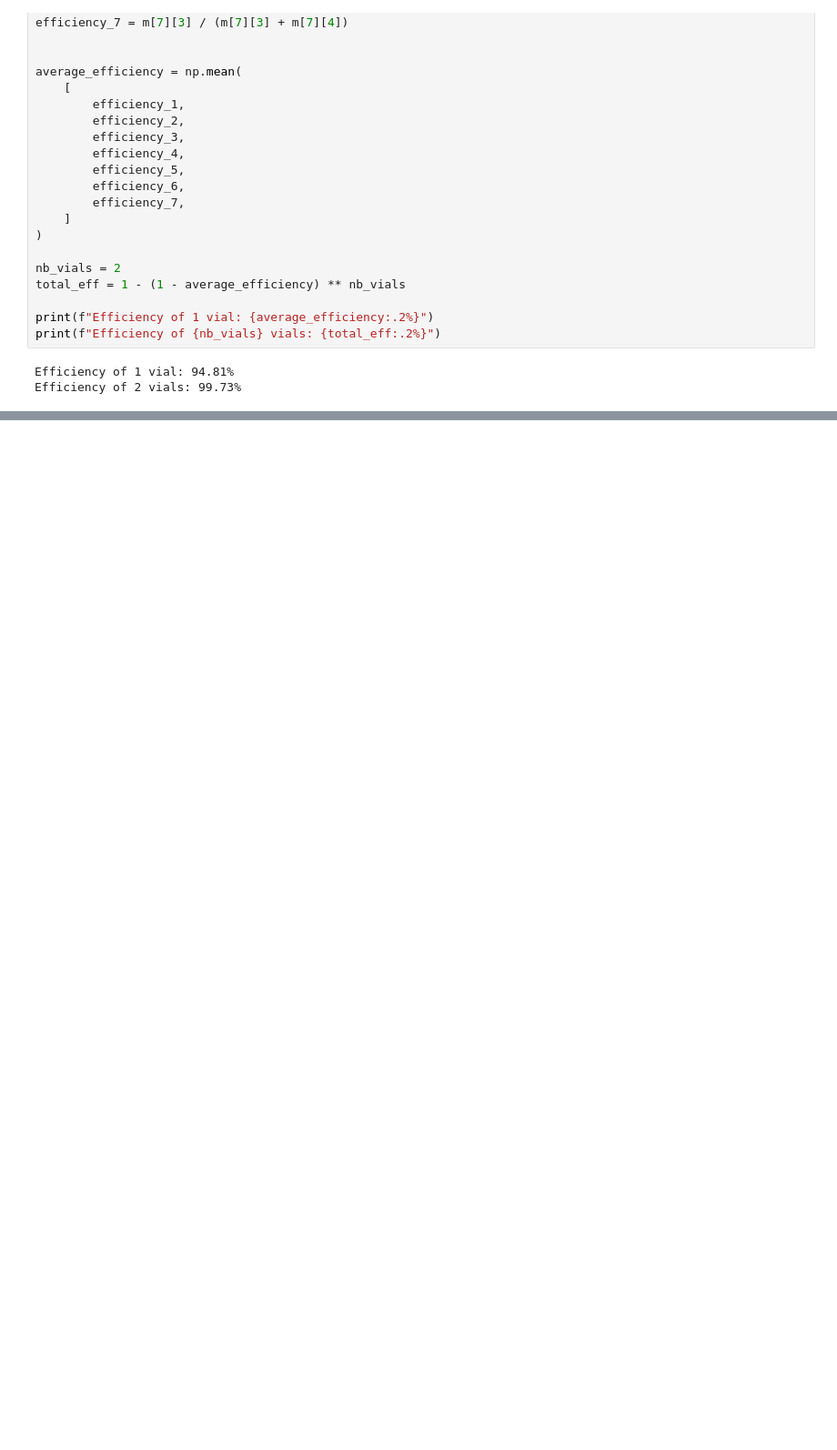
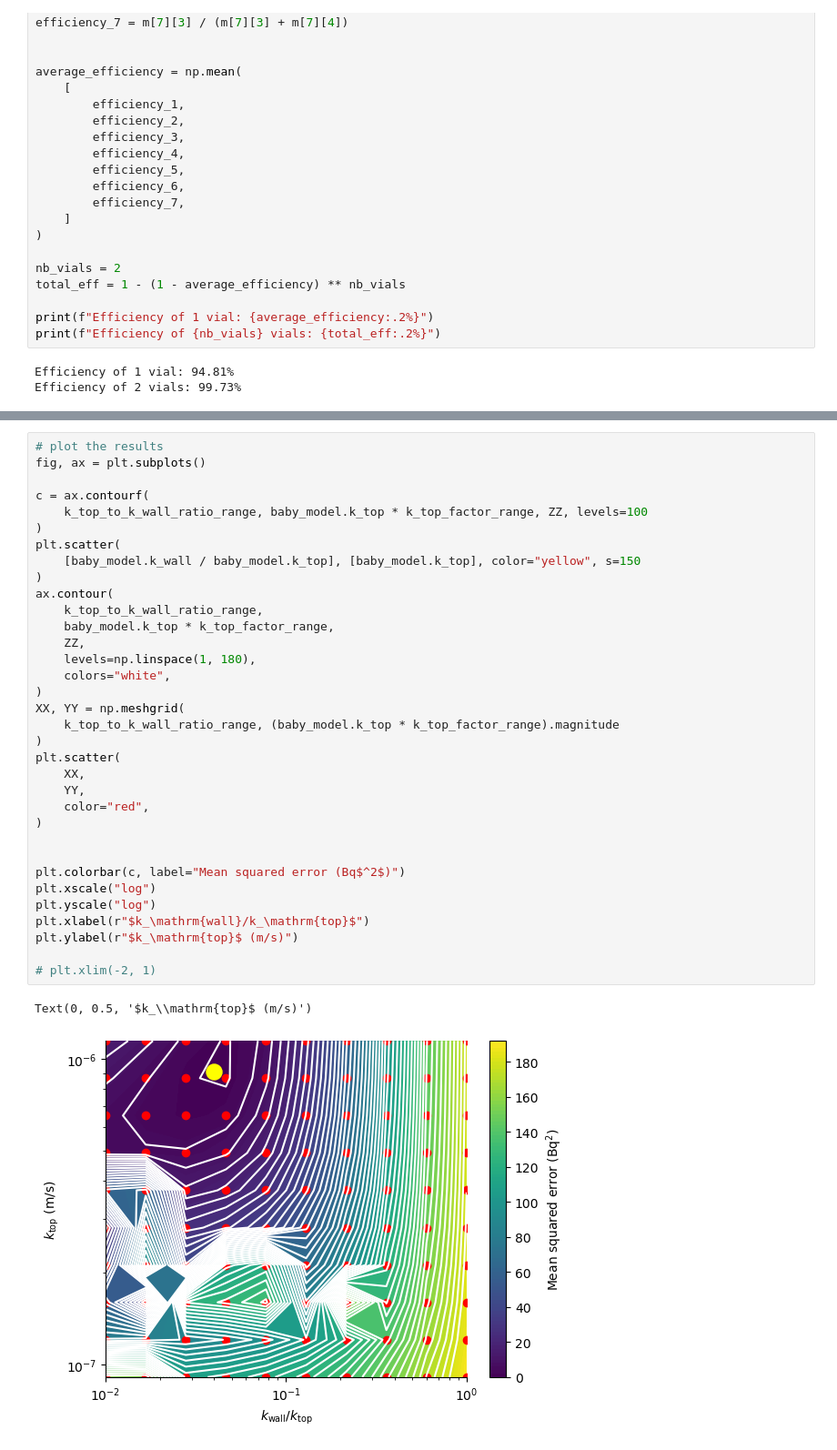
Before and after one commit to LIBRA-project/insights-from-BABY-experiment-paper, a Jupyter notebook: tritium/baby_run_5.ipynb, the cells around one changed output, grey strips where cells are left out. Shown at 91% size. Saved outputs shown, nothing was run; the diff lists cells and outputs as text; blank space fills up the shorter version.

```diff
--- a/tritium/baby_run_5.ipynb
+++ b/tritium/baby_run_5.ipynb
@@ -482,0 +496,37 @@ Source of tritium (measured + assumption):
+# %%
+# plot the results
+fig, ax = plt.subplots()
+
+c = ax.contourf(
+    k_top_to_k_wall_ratio_range, baby_model.k_top * k_top_factor_range, ZZ, levels=100
+)
+plt.scatter(
+    [baby_model.k_wall / baby_model.k_top], [baby_model.k_top], color="yellow", s=150
+)
+ax.contour(
+    k_top_to_k_wall_ratio_range,
+    baby_model.k_top * k_top_factor_range,
+    ZZ,
+    levels=np.linspace(1, 180),
+    colors="white",
+)
+XX, YY = np.meshgrid(
+    k_top_to_k_wall_ratio_range, (baby_model.k_top * k_top_factor_range).magnitude
+)
+plt.scatter(
+    XX,
+    YY,
+    color="red",
+)
+
+
+plt.colorbar(c, label="Mean squared error (Bq$^2$)")
+plt.xscale("log")
+plt.yscale("log")
+plt.xlabel(r"$k_\mathrm{wall}/k_\mathrm{top}$")
+plt.ylabel(r"$k_\mathrm{top}$ (m/s)")
+
+# plt.xlim(-2, 1)
+# %% [output]
+Text(0, 0.5, '$k_\\mathrm{top}$ (m/s)')
+[figure, added]
```
Also changed, not shown: parts of 12 cells of this notebook.
